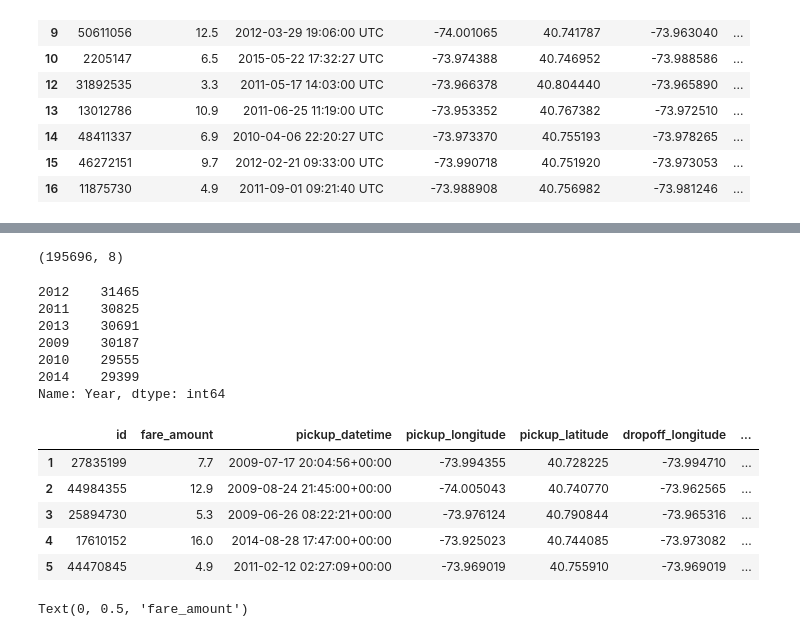
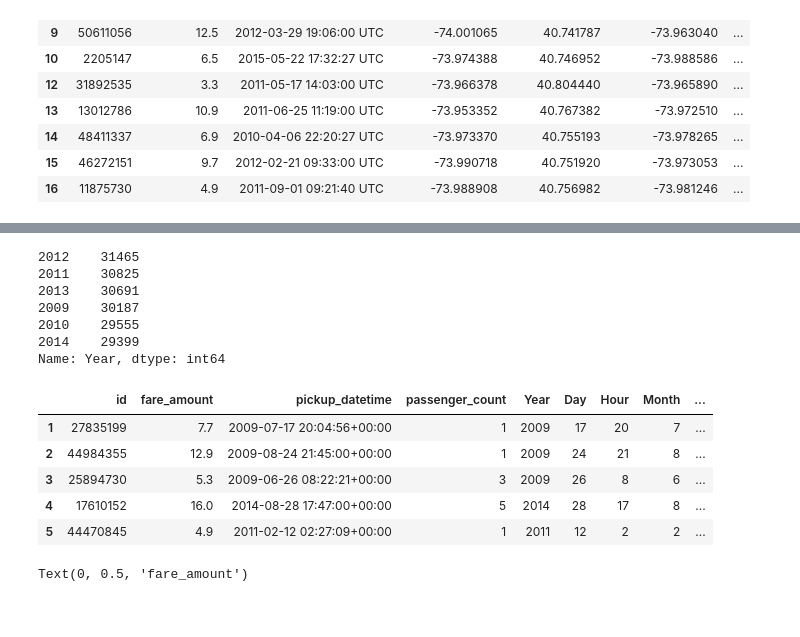
Before and after one commit to Maliha2030/Project1_The_A_Team_Uber, a Jupyter notebook: project_script_marta.ipynb, the cells around one changed output, grey strips where cells are left out. Cells and saved outputs as stored; diff of their text form; code cells hidden in the pictures.

```diff
--- a/project_script_marta.ipynb
+++ b/project_script_marta.ipynb
@@ -112,14 +112,9 @@ uber_file_df.drop(uber_file_df[uber_file_df['fare_amount'] < 1].index, inplace =
-# %%
-# Checking the shape of data after changes
-uber_file_df.shape
-# %% [output]
-(195696, 8)
 # %%
 # Creating new columns Month Date Day Hour Day of week
 uber_file_df['pickup_datetime'] = pd.to_datetime(uber_file_df['pickup_datetime'])
 
 uber_file_df['Year'] = uber_file_df['pickup_datetime'].apply(lambda time: time.year)
-uber_file_df['Date'] = uber_file_df['pickup_datetime'].apply(lambda time: time.day)
+uber_file_df['Day'] = uber_file_df['pickup_datetime'].apply(lambda time: time.day)
 uber_file_df['Hour'] = uber_file_df['pickup_datetime'].apply(lambda time: time.hour)
 uber_file_df['Month'] = uber_file_df['pickup_datetime'].apply(lambda time: time.month)
 uber_file_df['Day of Week'] = uber_file_df['pickup_datetime'].apply(lambda time: time.dayofweek)
@@ -160,14 +155,19 @@ uber_file_df['Distance']= haversine_np(uber_file_df['pickup_longitude'],uber_fil
 # Rounding the values for better analysis
 uber_file_df['Distance'] = uber_file_df['Distance'].astype(float).round(1)
 # %%
+del uber_file_df["pickup_latitude"]
+del uber_file_df["pickup_longitude"]
+del uber_file_df["dropoff_longitude"]
+del uber_file_df["dropoff_latitude"]
+
 uber_file_df.head()
 # %% [output]
-|  | id | fare_amount | pickup_datetime | pickup_longitude | pickup_latitude | dropoff_longitude | ... |
-| 1 | 27835199 | 7.7 | 2009-07-17 20:04:56+00:00 | -73.994355 | 40.728225 | -73.994710 | ... |
-| 2 | 44984355 | 12.9 | 2009-08-24 21:45:00+00:00 | -74.005043 | 40.740770 | -73.962565 | ... |
-| 3 | 25894730 | 5.3 | 2009-06-26 08:22:21+00:00 | -73.976124 | 40.790844 | -73.965316 | ... |
-| 4 | 17610152 | 16.0 | 2014-08-28 17:47:00+00:00 | -73.925023 | 40.744085 | -73.973082 | ... |
-| 5 | 44470845 | 4.9 | 2011-02-12 02:27:09+00:00 | -73.969019 | 40.755910 | -73.969019 | ... |
+|  | id | fare_amount | pickup_datetime | passenger_count | Year | Day | Hour | Month | ... |
+| 1 | 27835199 | 7.7 | 2009-07-17 20:04:56+00:00 | 1 | 2009 | 17 | 20 | 7 | ... |
+| 2 | 44984355 | 12.9 | 2009-08-24 21:45:00+00:00 | 1 | 2009 | 24 | 21 | 8 | ... |
+| 3 | 25894730 | 5.3 | 2009-06-26 08:22:21+00:00 | 3 | 2009 | 26 | 8 | 6 | ... |
+| 4 | 17610152 | 16.0 | 2014-08-28 17:47:00+00:00 | 5 | 2014 | 28 | 17 | 8 | ... |
+| 5 | 44470845 | 4.9 | 2011-02-12 02:27:09+00:00 | 1 | 2011 | 12 | 2 | 2 | ... |
 # %%
 # Create a scater plot Distance vs Fare Amount
 plt.scatter(uber_file_df['Distance'], uber_file_df['fare_amount'])
```
Also changed, not shown: parts of 8 cells of this notebook.
